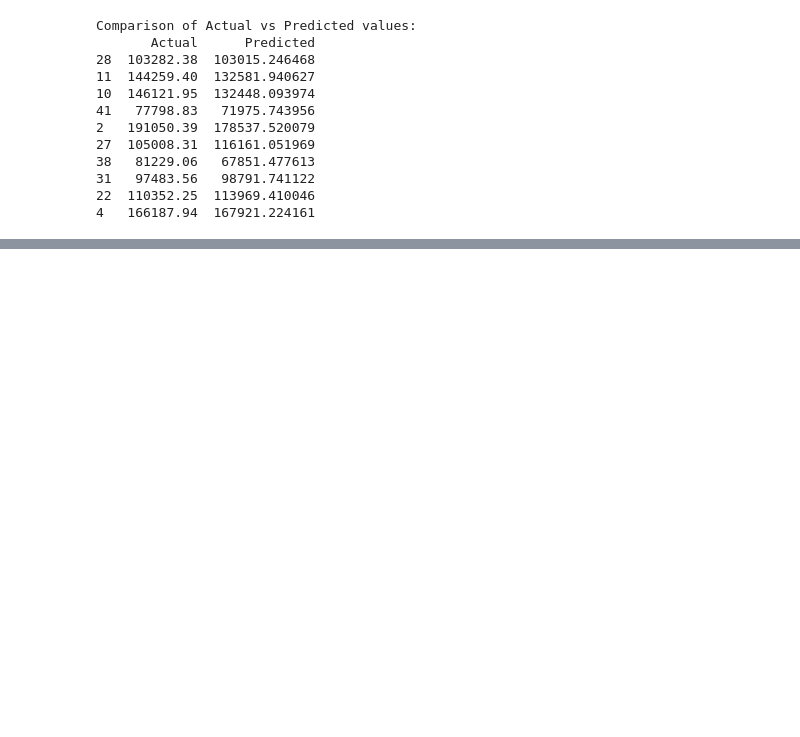
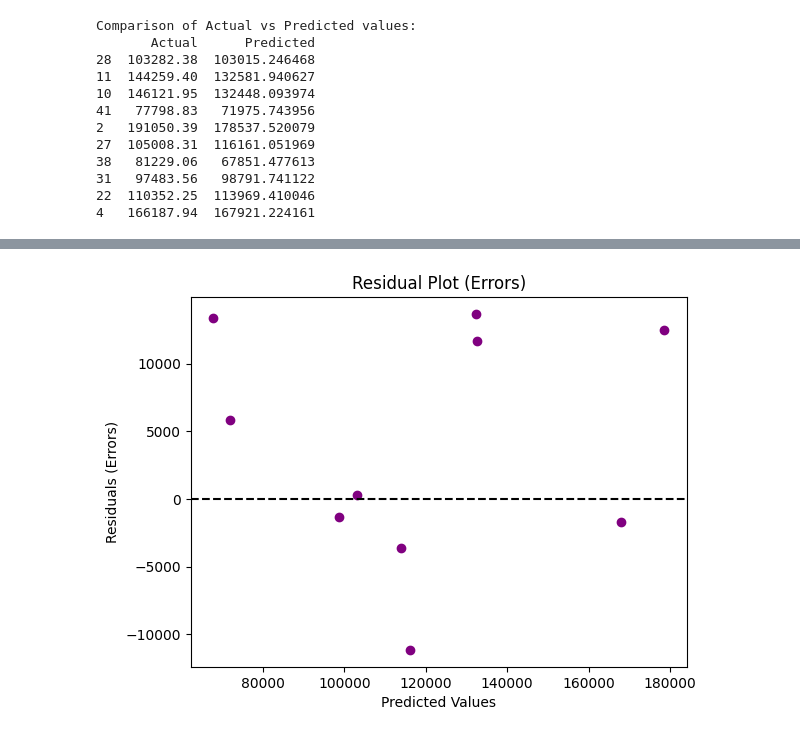
Before and after one commit to prithvirajv06/learning-path-ml-dl-ai, a Jupyter notebook: ML/src/03 multiple-linear-regression.ipynb, the cells around one changed output, grey strips where cells are left out. Cells and saved outputs as stored; diff of their text form; code cells hidden in the pictures; blank space fills up the shorter version.

```diff
--- a/ML/src/03 multiple-linear-regression.ipynb
+++ b/ML/src/03 multiple-linear-regression.ipynb
@@ -183,0 +203,11 @@ Comparison of Actual vs Predicted values:
+# %%
+residuals = y_test - y_hat
+
+plt.scatter(y_hat, residuals, color='purple')
+plt.axhline(y=0, color='black', linestyle='--')
+plt.title('Residual Plot (Errors)')
+plt.xlabel('Predicted Values')
+plt.ylabel('Residuals (Errors)')
+plt.show()
+# %% [output]
+[figure, added]
```
Also changed, not shown: parts of 4 cells of this notebook, 8 other files.
